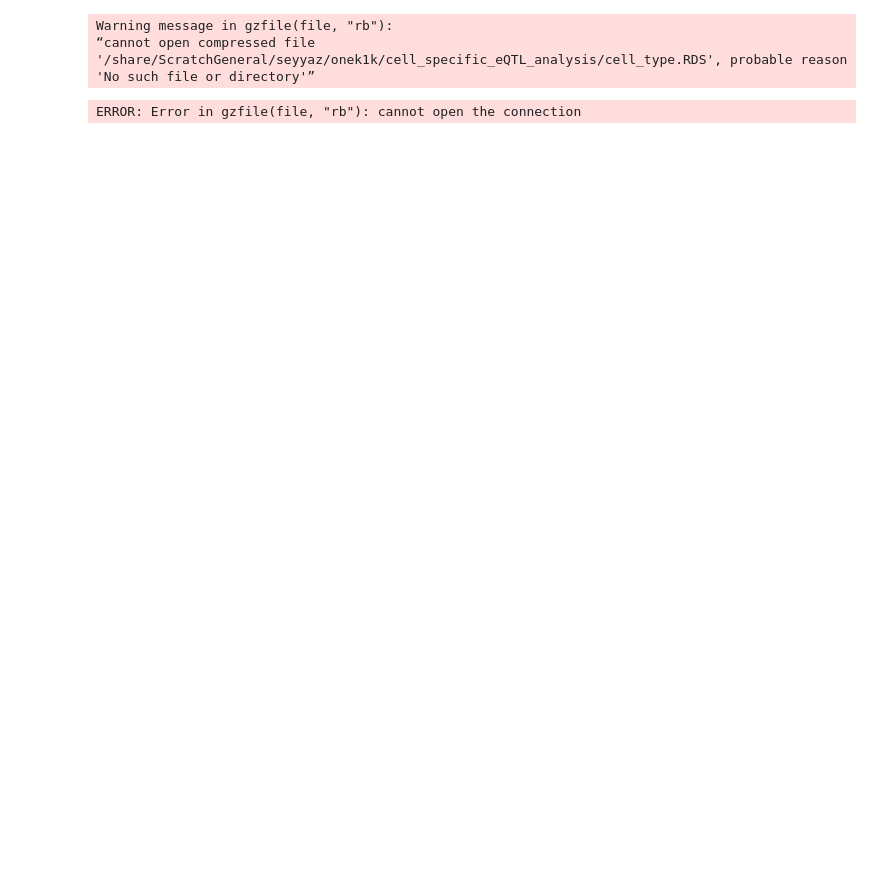
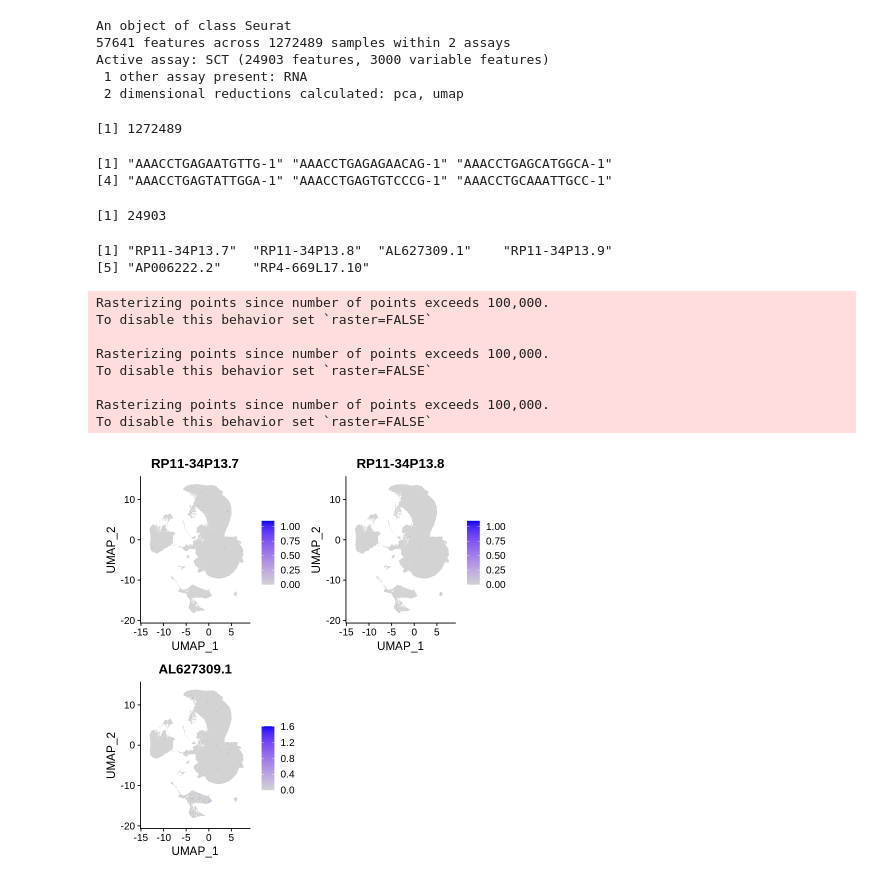
Before and after one commit to annacuomo/TenK10K_analyses, a Jupyter notebook: Load single-cell data.ipynb, the cells around one changed output. Drawn from its saved outputs; the diff is of its cells as text; code cells hidden in the pictures; blank space fills up the shorter version.

Commit message:
open Seurat object and start explore in notebook

```diff
--- a/Load single-cell data.ipynb
+++ b/Load single-cell data.ipynb
@@ -7,0 +8,2 @@ ERROR: Error in library(Seurat): there is no package called ‘Seurat’
+# %%
+mydir = "/share/ScratchGeneral/anncuo/OneK1K/"
@@ -8,10 +12,46 @@ ERROR: Error in library(Seurat): there is no package called ‘Seurat’
 # %%
 # Seurat object
-sce_filename = "/share/ScratchGeneral/seyyaz/onek1k/cell_specific_eQTL_analysis/cell_type.RDS"
+sce_filename = paste0(mydir,"cell_type.RDS")
 # %%
+# 57,641 features
+# across 1272489 samples (cells)
+# with two assays: SCT and RNA
+# dimensionality reductions: PCA, UMAP
 sce = readRDS(sce_filename)
 sce
 # %% [output]
-Warning message in gzfile(file, "rb"):
-“cannot open compressed file '/share/ScratchGeneral/seyyaz/onek1k/cell_specific_eQTL_analysis/cell_type.RDS', probable reason 'No such file or directory'”
+An object of class Seurat
+57641 features across 1272489 samples within 2 assays
+Active assay: SCT (24903 features, 3000 variable features)
+ 1 other assay present: RNA
+ 2 dimensional reductions calculated: pca, umap
-ERROR: Error in gzfile(file, "rb"): cannot open the connection
+# %%
+# cells
+ncol(sce)
+head(colnames(sce))
+# %% [output]
+[1] 1272489
+[1] "AAACCTGAGAATGTTG-1" "AAACCTGAGAGAACAG-1" "AAACCTGAGCATGGCA-1"
+[4] "AAACCTGAGTATTGGA-1" "AAACCTGAGTGTCCCG-1" "AAACCTGCAAATTGCC-1"
+# %%
+# genes
+nrow(sce)
+head(rownames(sce))
+# %% [output]
+[1] 24903
+[1] "RP11-34P13.7"  "RP11-34P13.8"  "AL627309.1"    "RP11-34P13.9"
+[5] "AP006222.2"    "RP4-669L17.10"
+# %%
+features = c('RP11-34P13.7','RP11-34P13.8','AL627309.1')
+# %%
+FeaturePlot(sce, features = features)
+# %% [output]
+Rasterizing points since number of points exceeds 100,000.
+To disable this behavior set `raster=FALSE`
+
+Rasterizing points since number of points exceeds 100,000.
+To disable this behavior set `raster=FALSE`
+
+Rasterizing points since number of points exceeds 100,000.
+To disable this behavior set `raster=FALSE`
+[figure, added]
```
Also changed, not shown: parts of 26 cells of this notebook.
